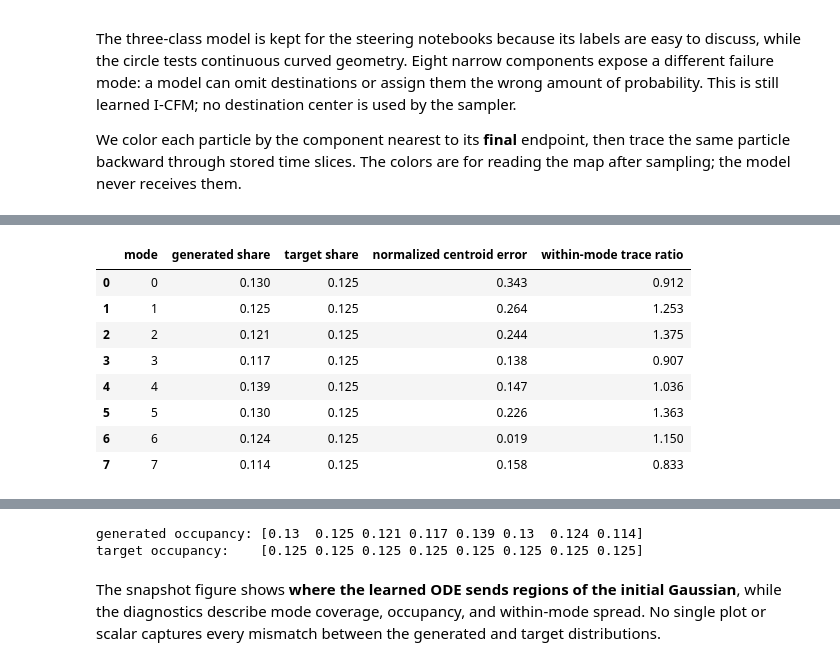
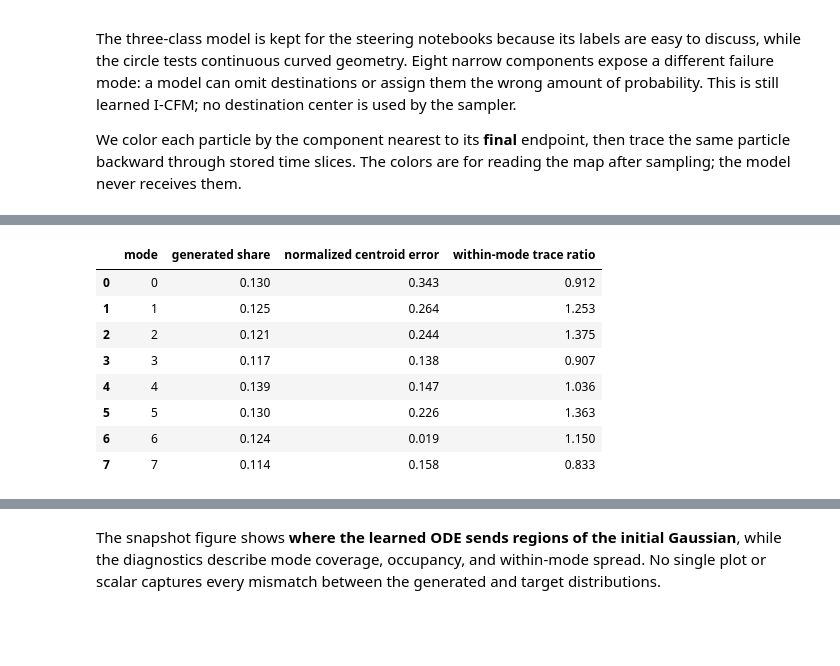
Before and after one commit to isotrivial/diffusion-steering-preclass-notes, a Jupyter notebook: notebooks/toy_data/executed/01_train_unconditional_flow_matching.ipynb, the cells around one changed output, grey strips where cells are left out. Saved outputs shown, nothing was run; the diff lists cells and outputs as text; code cells hidden in the pictures; blank space fills up the shorter version.

```diff
--- a/notebooks/toy_data/executed/01_train_unconditional_flow_matching.ipynb
+++ b/notebooks/toy_data/executed/01_train_unconditional_flow_matching.ipynb
@@ -443,71 +184,17 @@ plt.show()
 # %%
-generated_counts = torch.bincount(ring_assignments, minlength=8).float()
-generated_fractions = generated_counts / generated_counts.sum()
-target_assignments = torch.cdist(ring_target, ring_centers).argmin(dim=1)
-target_counts = torch.bincount(target_assignments, minlength=8).float()
-target_fractions = target_counts / target_counts.sum()
-
-uniform_fractions = torch.full_like(generated_fractions, 1 / 8)
-occupancy_tv = float((0.5 * torch.abs(generated_fractions - uniform_fractions).sum()).cpu())
-source_wasserstein = wasserstein_distance(ring_x0, ring_target)
-ring_wasserstein = wasserstein_distance(ring_generated, ring_target)
-ring_wasserstein_ratio = ring_wasserstein / source_wasserstein
-covered_modes = int((generated_fractions >= 0.05).sum().cpu())
-
-mode_rows = []
-for component in range(8):
-    generated_mode = ring_generated[ring_assignments == component]
-    target_mode = ring_target[ring_target_labels == component]
-    target_mean = target_mode.mean(dim=0)
-    target_rms = torch.sqrt((target_mode - target_mean).square().sum(dim=1).mean())
-    centroid_error = torch.linalg.norm(generated_mode.mean(dim=0) - target_mean) / target_rms.clamp_min(1e-8)
-    generated_trace = torch.var(generated_mode, dim=0, unbiased=False).sum()
-    target_trace = torch.var(target_mode, dim=0, unbiased=False).sum()
-    mode_rows.append({
-        "mode": component,
-        "generated share": float(generated_fractions[component].cpu()),
-        "target share": float(target_fractions[component].cpu()),
-        "normalized centroid error": float(centroid_error.cpu()),
-        "within-mode trace ratio": float((generated_trace / target_trace).cpu()),
-    })
-mode_table = pd.DataFrame(mode_rows)
-display(mode_table.round(3))
-
-ring_diagnostics = pd.DataFrame({
-    "diagnostic": [
-        "modes with at least 5% generated mass",
-        "occupancy total variation from uniform",
-        "source-to-target Wasserstein distance",
-        "generated-to-target Wasserstein distance",
-        "generated/source Wasserstein distance ratio",
-        "mean normalized centroid error",
-        "median within-mode trace ratio",
-        "all endpoints finite",
-    ],
-    "value": [
-        covered_modes,
-        occupancy_tv,
-        source_wasserstein,
-        ring_wasserstein,
-        ring_wasserstein_ratio,
-        mode_table["normalized centroid error"].mean(),
-        mode_table["within-mode trace ratio"].median(),
-        bool(torch.isfinite(ring_generated).all()),
-    ],
-})
-display(ring_diagnostics.round(4))
-print("generated occupancy:", generated_fractions.cpu().numpy().round(3))
-print("target occupancy:   ", target_fractions.cpu().numpy().round(3))
+eight_summary, per_mode = eight_gaussian_metrics(eight_modes)
+display(pd.DataFrame(per_mode).round(3))
+display(pd.DataFrame(eight_summary).round(4))
 # %% [output]
-|  | mode | generated share | target share | normalized centroid error | within-mode trace ratio |
-| 0 | 0 | 0.130 | 0.125 | 0.343 | 0.912 |
-| 1 | 1 | 0.125 | 0.125 | 0.264 | 1.253 |
-| 2 | 2 | 0.121 | 0.125 | 0.244 | 1.375 |
-| 3 | 3 | 0.117 | 0.125 | 0.138 | 0.907 |
-| 4 | 4 | 0.139 | 0.125 | 0.147 | 1.036 |
-| 5 | 5 | 0.130 | 0.125 | 0.226 | 1.363 |
-| 6 | 6 | 0.124 | 0.125 | 0.019 | 1.150 |
-| 7 | 7 | 0.114 | 0.125 | 0.158 | 0.833 |
+|  | mode | generated share | normalized centroid error | within-mode trace ratio |
+| 0 | 0 | 0.130 | 0.343 | 0.912 |
+| 1 | 1 | 0.125 | 0.264 | 1.253 |
+| 2 | 2 | 0.121 | 0.244 | 1.375 |
+| 3 | 3 | 0.117 | 0.138 | 0.907 |
+| 4 | 4 | 0.139 | 0.147 | 1.036 |
+| 5 | 5 | 0.130 | 0.226 | 1.363 |
+| 6 | 6 | 0.124 | 0.019 | 1.150 |
+| 7 | 7 | 0.114 | 0.158 | 0.833 |
 |  | diagnostic | value |
 | 0 | modes with at least 5% generated ... | 8 |
 | 1 | occupancy total variation from un... | 0.024414 |
@@ -520,5 +206,3 @@ print("target occupancy:   ", target_fractions.cpu().numpy().round(3))
-generated occupancy: [0.13  0.125 0.121 0.117 0.139 0.13  0.124 0.114]
-target occupancy:    [0.125 0.125 0.125 0.125 0.125 0.125 0.125 0.125]
 # %% [markdown]
 The snapshot figure shows **where the learned ODE sends regions of the initial
 Gaussian**, while the diagnostics describe mode coverage, occupancy, and
```
Also changed, not shown: parts of 13 cells of this notebook, 6 other files.
